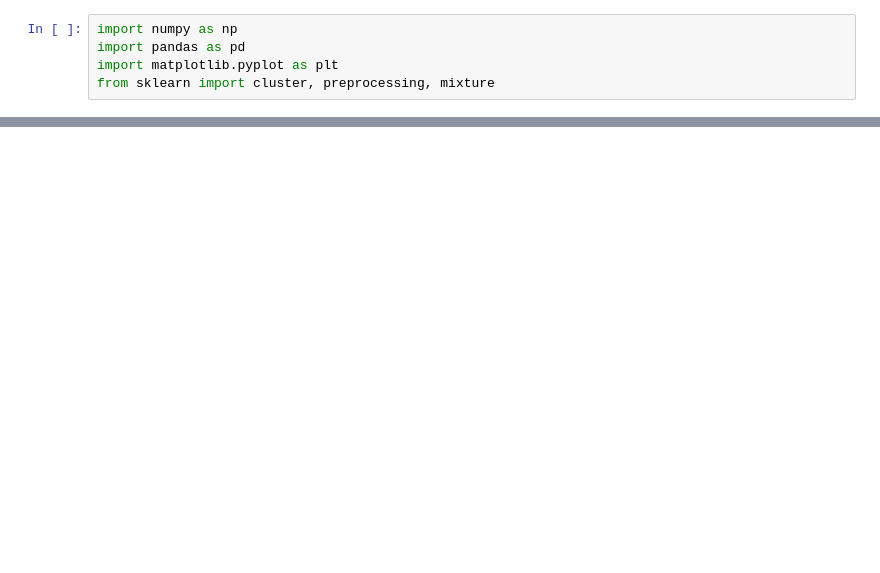
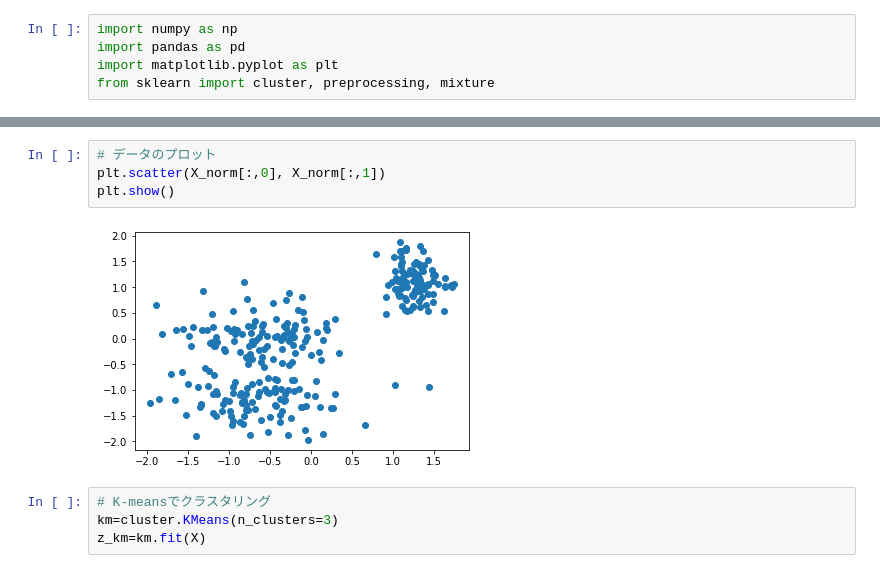
Before and after one commit to peisuke/ml-works, a Jupyter notebook: 8/8_1.ipynb, the cells around one changed output, grey strips where cells are left out. Drawn from its saved outputs; the diff is of its cells as text; blank space fills up the shorter version.

```diff
--- a/8/8_1.ipynb
+++ b/8/8_1.ipynb
@@ -13,0 +30,10 @@ X = np.concatenate([X1, X2, X3])
+# %%
+# データのプロット
+plt.scatter(X_norm[:,0], X_norm[:,1])
+plt.show()
+# %% [output]
+[figure, added]
+# %%
+# K-meansでクラスタリング
+km=cluster.KMeans(n_clusters=3)
+z_km=km.fit(X)
```
Also changed, not shown: parts of 9 cells of this notebook.
